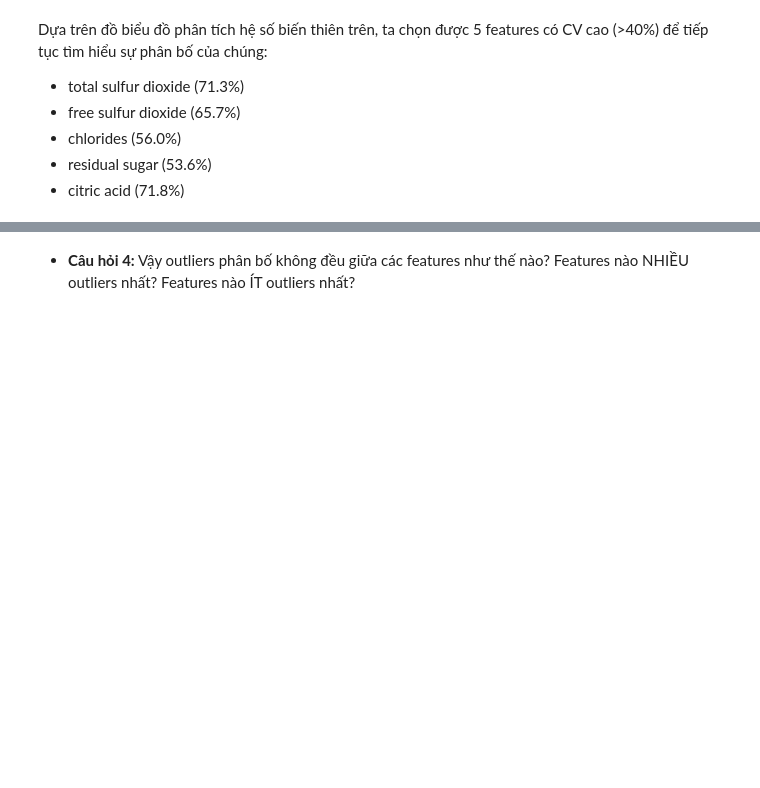
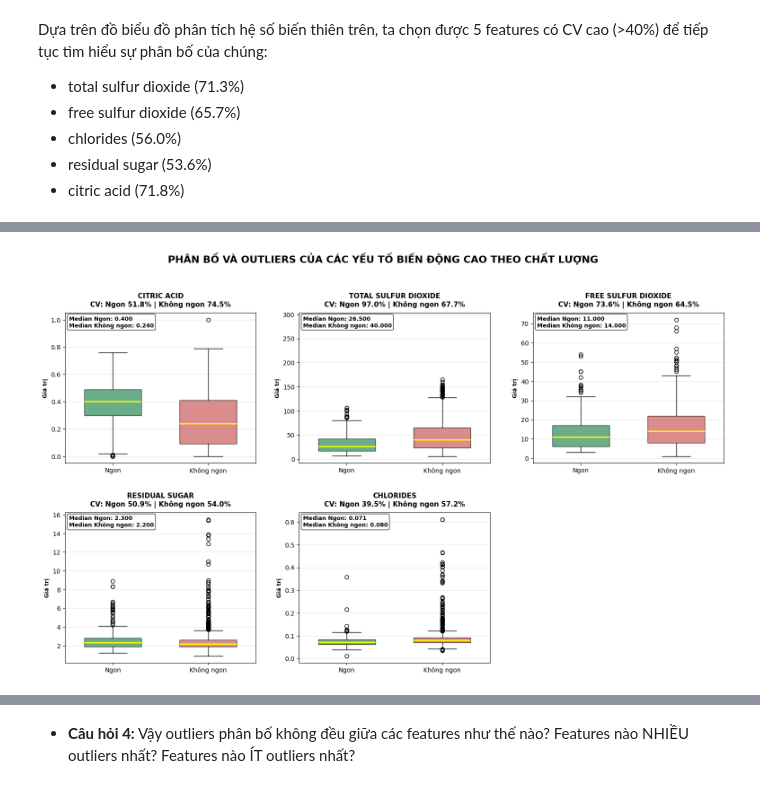
Before and after one commit to mihhwiNick/DA_project, a Jupyter notebook: EDA_Ruou_Do.ipynb, the cells around one changed output, grey strips where cells are left out. Cells and saved outputs as stored; diff of their text form; code cells hidden in the pictures; blank space fills up the shorter version.

```diff
--- a/EDA_Ruou_Do.ipynb
+++ b/EDA_Ruou_Do.ipynb
@@ -387,0 +349,80 @@ plt.show()
+# %%
+# Tính lại CV cho toàn bộ dataset để có cv_df
+cv_analysis = []
+for column in redwine.select_dtypes(include=[np.number]).columns:
+    if column != 'quality' and column != 'quality_category':
+        mean_val = redwine[column].mean()
+        std_val = redwine[column].std()
+        cv = (std_val / mean_val) * 100
+        cv_analysis.append({
+            'feature': column,
+            'mean': mean_val,
+            'std': std_val,
+            'cv': cv
+        })
+
+cv_df = pd.DataFrame(cv_analysis).sort_values('cv', ascending=False)
+
+# Chọn top 5 features có CV cao nhất
+high_cv_features = ['citric acid', 'total sulfur dioxide', 'free sulfur dioxide',
+                    'residual sugar', 'chlorides']
+
+# Tạo subplots
+fig, axes = plt.subplots(2, 3, figsize=(16, 10))
+axes = axes.ravel()
+
+for i, feature in enumerate(high_cv_features):
+    # Tạo boxplot SO SÁNH giữa 2 nhóm chất lượng
+    data_to_plot = [
+        redwine[redwine['quality_category'] == 'Ngon (>=6.5)'][feature],
+        redwine[redwine['quality_category'] == 'Không ngon (<6.5)'][feature]
+    ]
+
+    # Vẽ box plot
+    box_plot = axes[i].boxplot(data_to_plot,
+                              labels=['Ngon', 'Không ngon'],
+                              patch_artist=True,
+                              widths=0.6)
+
+    # Tô màu cho box
+    colors = ['#2E8B57', '#CD5C5C']
+    for patch, color in zip(box_plot['boxes'], colors):
+        patch.set_facecolor(color)
+        patch.set_alpha(0.7)
+
+    # Đặt màu cho median line
+    for median in box_plot['medians']:
+        median.set_color('yellow')
+        median.set_linewidth(2)
+
+    # Lấy CV values từ phân tích so sánh
+    cv_high = cv_comparison_df[cv_comparison_df['feature'] == feature]['cv_high_quality'].values[0]
+    cv_low = cv_comparison_df[cv_comparison_df['feature'] == feature]['cv_low_quality'].values[0]
+
+    # Title với thông tin CV
+    axes[i].set_title(f'{feature.upper()}\nCV: Ngon {cv_high:.1f}% | Không ngon {cv_low:.1f}%',
+                     fontweight='bold', fontsize=11, pad=10)
+    axes[i].set_ylabel('Giá trị', fontweight='bold', fontsize=9)
+    axes[i].grid(axis='y', alpha=0.3)
+
+    # Thêm thống kê quan trọng
+    median_high = data_to_plot[0].median()
+    median_low = data_to_plot[1].median()
+
+    # Hiển thị median values
+    axes[i].text(0.02, 0.98, f'Median Ngon: {median_high:.3f}\nMedian Không ngon: {median_low:.3f}',
+                transform=axes[i].transAxes,
+                ha='left', va='top', fontweight='bold', fontsize=9,
+                bbox=dict(boxstyle="round,pad=0.3", facecolor="white", alpha=0.8))
+
+# Ẩn subplot thừa
+for i in range(len(high_cv_features), len(axes)):
+    axes[i].set_visible(False)
+
+plt.suptitle('PHÂN BỐ VÀ OUTLIERS CỦA CÁC YẾU TỐ BIẾN ĐỘNG CAO THEO CHẤT LƯỢNG',
+             fontsize=16, fontweight='bold', y=0.98)
+plt.tight_layout(pad=3.0)
+plt.savefig('CV_Comparison_by_Quality_BoxPlot.png', dpi=300, bbox_inches='tight', facecolor='white')
+plt.show()
+# %% [output]
+[figure, added]
```
Also changed, not shown: parts of 16 cells of this notebook.
